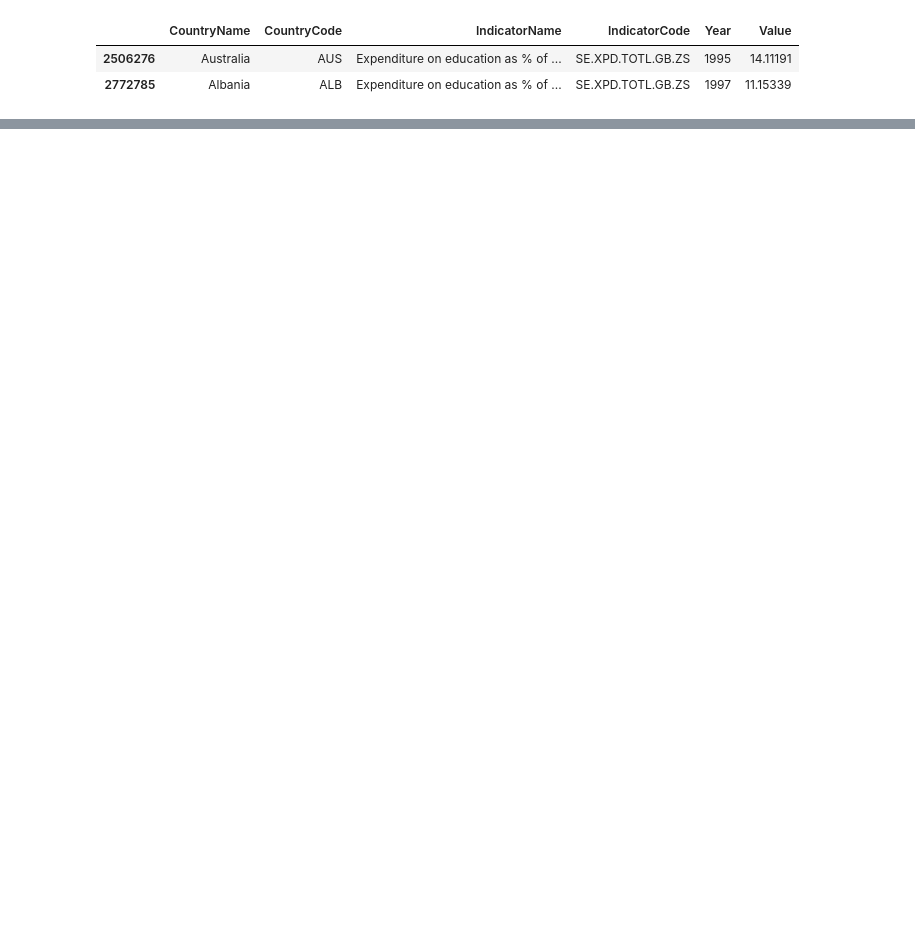
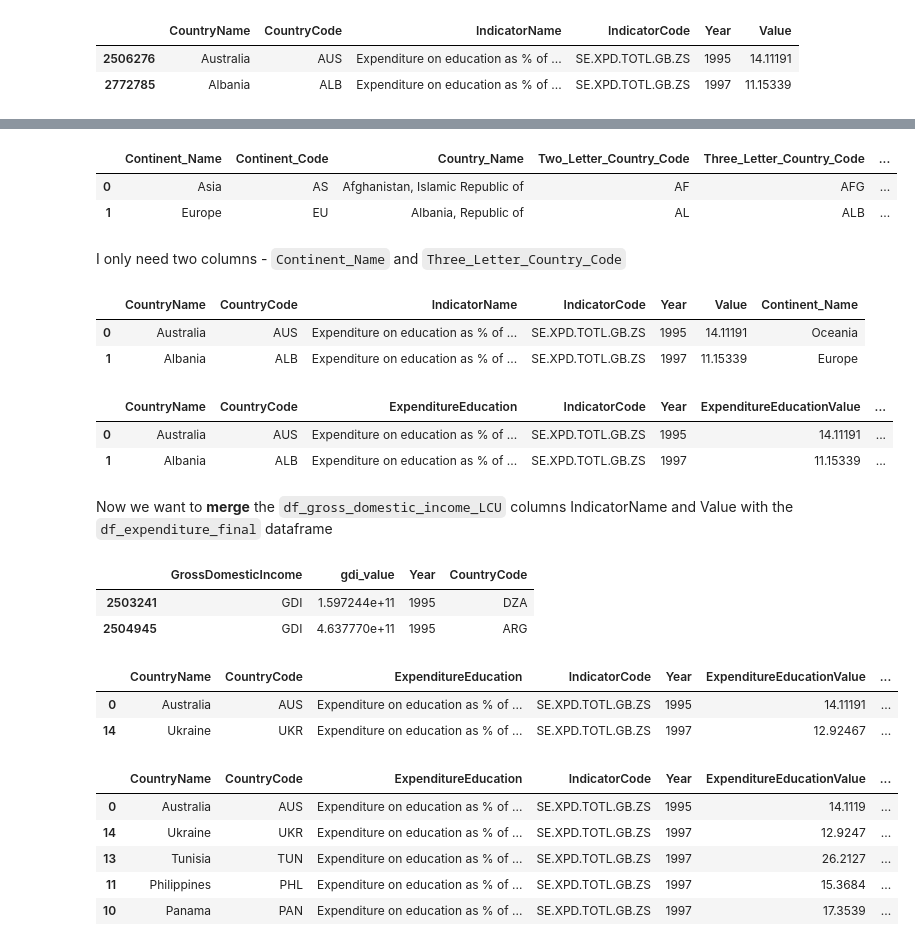
Before and after one commit to fabiokrone/DS_World_Development_Indicators, a Jupyter notebook: DSE_200X_MiniProject.ipynb, the cells around one changed output, grey strips where cells are left out. Drawn from its saved outputs; the diff is of its cells as text; code cells hidden in the pictures; blank space fills up the shorter version.

```diff
--- a/DSE_200X_MiniProject.ipynb
+++ b/DSE_200X_MiniProject.ipynb
@@ -166,0 +121,11 @@ fig.show()
+# %%
+# import CountryCode
+
+CountryCode=pd.read_csv('https://pkgstore.datahub.io/JohnSnowLabs/country-and-continent-codes-list/country-and-continent-codes-list-csv_csv/data/b7876b7f496677669644f3d1069d3121/country-and-continent-codes-list-csv_csv.csv',sep=',')
+CountryCode.head(2)
+# %% [output]
+|  | Continent_Name | Continent_Code | Country_Name | Two_Letter_Country_Code | Three_Letter_Country_Code | ... |
+| 0 | Asia | AS | Afghanistan, Islamic Republic of | AF | AFG | ... |
+| 1 | Europe | EU | Albania, Republic of | AL | ALB | ... |
+# %% [markdown]
+I only need two columns - `Continent_Name` and `Three_Letter_Country_Code`
@@ -166,0 +134,62 @@ fig.show()
+# %%
+# Merging the DFs and creating a new column
+df_expenditure_final = pd.merge(df_expenditure, CountryCode, left_on='CountryCode', right_on='Three_Letter_Country_Code', how='left')
+df_expenditure_final = df_expenditure_final.iloc[:, :-1] #remove last column
+
+# Now, we get the final dataset which includes the continent information.
+df_expenditure_final.head(2)
+# %% [output]
+|  | CountryName | CountryCode | IndicatorName | IndicatorCode | Year | Value | Continent_Name |
+| 0 | Australia | AUS | Expenditure on education as % of ... | SE.XPD.TOTL.GB.ZS | 1995 | 14.11191 | Oceania |
+| 1 | Albania | ALB | Expenditure on education as % of ... | SE.XPD.TOTL.GB.ZS | 1997 | 11.15339 | Europe |
+# %%
+# Now we drop all the missing values and sort the dataset with Year
+
+df_expenditure_final = df_expenditure_final.dropna(how='any')
+#df_expenditure_final = df_expenditure_final.sort_values(by=['Year'])
+df_expenditure_final.rename(columns={'IndicatorName':'ExpenditureEducation','Value':'ExpenditureEducationValue'}, inplace = True)
+df_expenditure_final.head(2)
+# %% [output]
+|  | CountryName | CountryCode | ExpenditureEducation | IndicatorCode | Year | ExpenditureEducationValue | ... |
+| 0 | Australia | AUS | Expenditure on education as % of ... | SE.XPD.TOTL.GB.ZS | 1995 | 14.11191 | ... |
+| 1 | Albania | ALB | Expenditure on education as % of ... | SE.XPD.TOTL.GB.ZS | 1997 | 11.15339 | ... |
+# %% [markdown]
+Now we want to <b>merge</b> the `df_gross_domestic_income_LCU` columns IndicatorName and Value with the `df_expenditure_final` dataframe
+# %%
+# First let's change the values of column IndicatorName to --> GDI
+df_gross_domestic_income_LCU.loc[df_gross_domestic_income_LCU['IndicatorName']
+                                 == 'Gross domestic income (constant LCU)', 'IndicatorName'] = 'GDI'
+
+
+gdi_final = df_gross_domestic_income_LCU[['IndicatorName', 'Value', 'Year','CountryCode']]
+
+# Selecting from 1995 which is the start date of the "df_expenditure_final" dataframe
+gdi_final = gdi_final[gdi_final['Year'] > 1994]
+
+gdi_final.rename(columns={'IndicatorName':'GrossDomesticIncome','Value':'gdi_value'}, inplace = True)
+gdi_final.head(2)
+# %% [output]
+|  | GrossDomesticIncome | gdi_value | Year | CountryCode |
+| 2503241 | GDI | 1.597244e+11 | 1995 | DZA |
+| 2504945 | GDI | 4.637770e+11 | 1995 | ARG |
+# %%
+df_final = pd.merge(df_expenditure_final, gdi_final, how='inner',
+                    left_on=['CountryCode','Year'], right_on=['CountryCode', 'Year'])
+df_final = df_final.sort_values(by=['Year'])
+df_final.head(2)
+# %% [output]
+|  | CountryName | CountryCode | ExpenditureEducation | IndicatorCode | Year | ExpenditureEducationValue | ... |
+| 0 | Australia | AUS | Expenditure on education as % of ... | SE.XPD.TOTL.GB.ZS | 1995 | 14.11191 | ... |
+| 14 | Ukraine | UKR | Expenditure on education as % of ... | SE.XPD.TOTL.GB.ZS | 1997 | 12.92467 | ... |
+# %%
+df1 = df_final
+df1.round(10)
+
+df1.head()
+# %% [output]
+|  | CountryName | CountryCode | ExpenditureEducation | IndicatorCode | Year | ExpenditureEducationValue | ... |
+| 0 | Australia | AUS | Expenditure on education as % of ... | SE.XPD.TOTL.GB.ZS | 1995 | 14.1119 | ... |
+| 14 | Ukraine | UKR | Expenditure on education as % of ... | SE.XPD.TOTL.GB.ZS | 1997 | 12.9247 | ... |
+| 13 | Tunisia | TUN | Expenditure on education as % of ... | SE.XPD.TOTL.GB.ZS | 1997 | 26.2127 | ... |
+| 11 | Philippines | PHL | Expenditure on education as % of ... | SE.XPD.TOTL.GB.ZS | 1997 | 15.3684 | ... |
+| 10 | Panama | PAN | Expenditure on education as % of ... | SE.XPD.TOTL.GB.ZS | 1997 | 17.3539 | ... |
```
Also changed, not shown: parts of 10 cells of this notebook.
